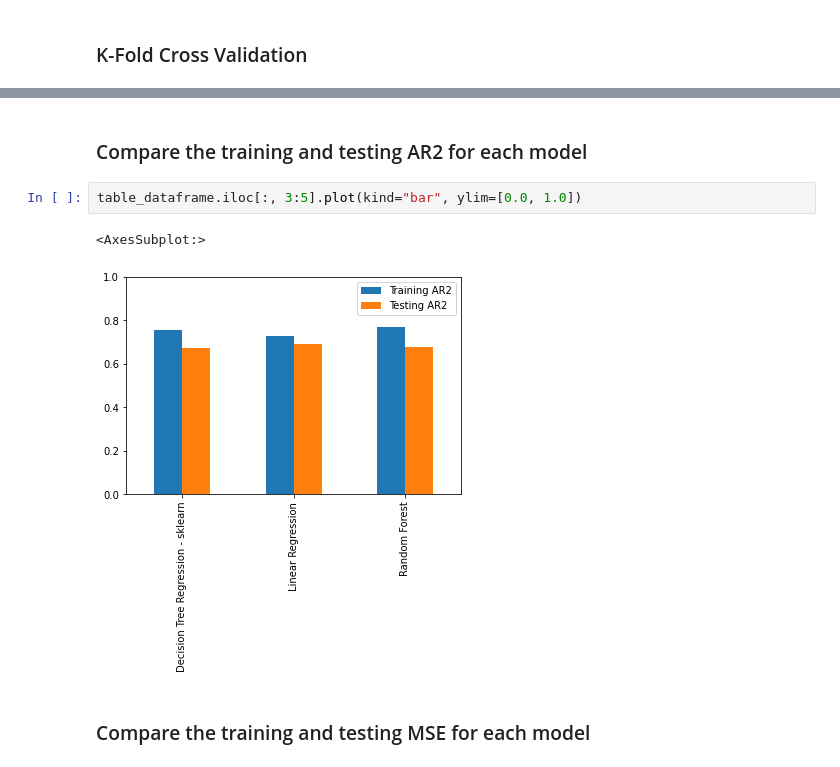
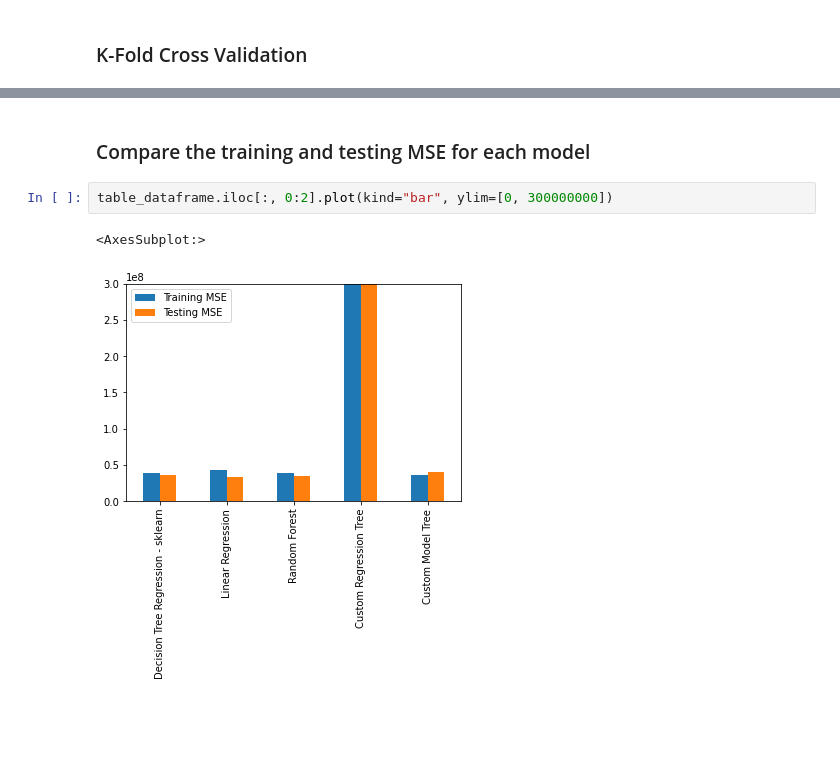
Before and after one commit to andreibrasoveanu97/ML-Regression, a Jupyter notebook: ML Ex2 Medical Cost Personal Dataset.ipynb, the cells around one changed output, grey strips where cells are left out. Cells and saved outputs as stored; diff of their text form; blank space fills up the shorter version.

```diff
--- a/ML Ex2 Medical Cost Personal Dataset.ipynb
+++ b/ML Ex2 Medical Cost Personal Dataset.ipynb
@@ -472,9 +869,7 @@ table_dataframe.iloc[:, 1:3].plot(kind="bar", ylim=[0.0, 1.0])
-# %% [markdown]
- ### Compare the training and testing AR2 for each model
-# %%
-table_dataframe.iloc[:, 3:5].plot(kind="bar", ylim=[0.0, 1.0])
-# %% [output]
-<AxesSubplot:>
-[figure, removed]
 # %% [markdown]
  ### Compare the training and testing MSE for each model
+# %%
+table_dataframe.iloc[:, 0:2].plot(kind="bar", ylim=[0, 300000000])
+# %% [output]
+<AxesSubplot:>
+[figure, added]
```
Also changed, not shown: parts of 32 cells of this notebook.
